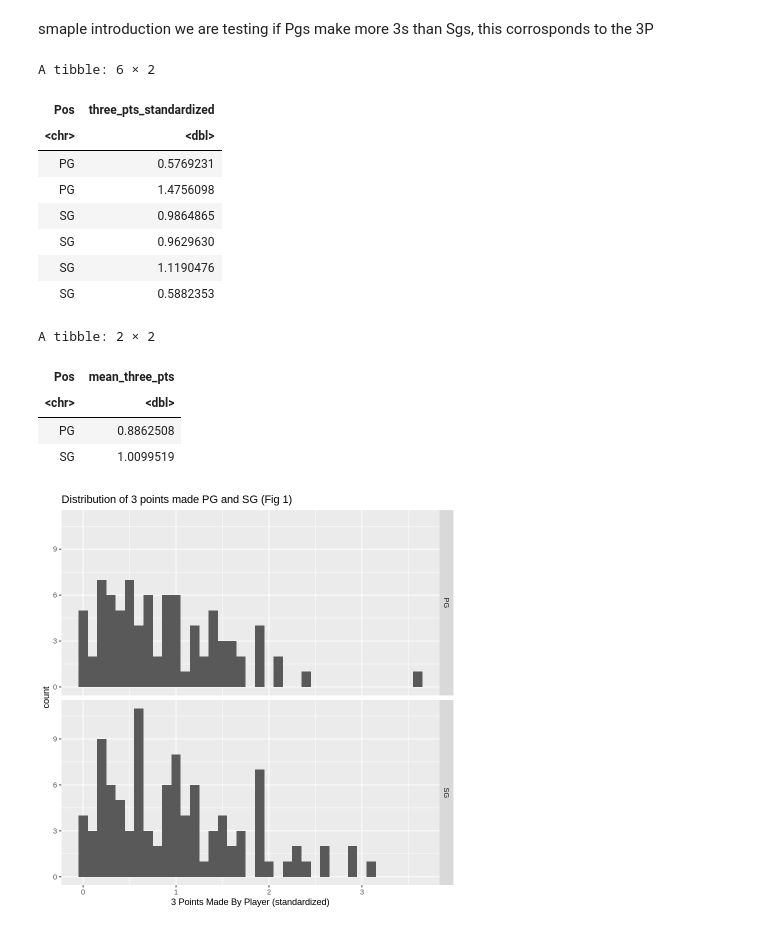
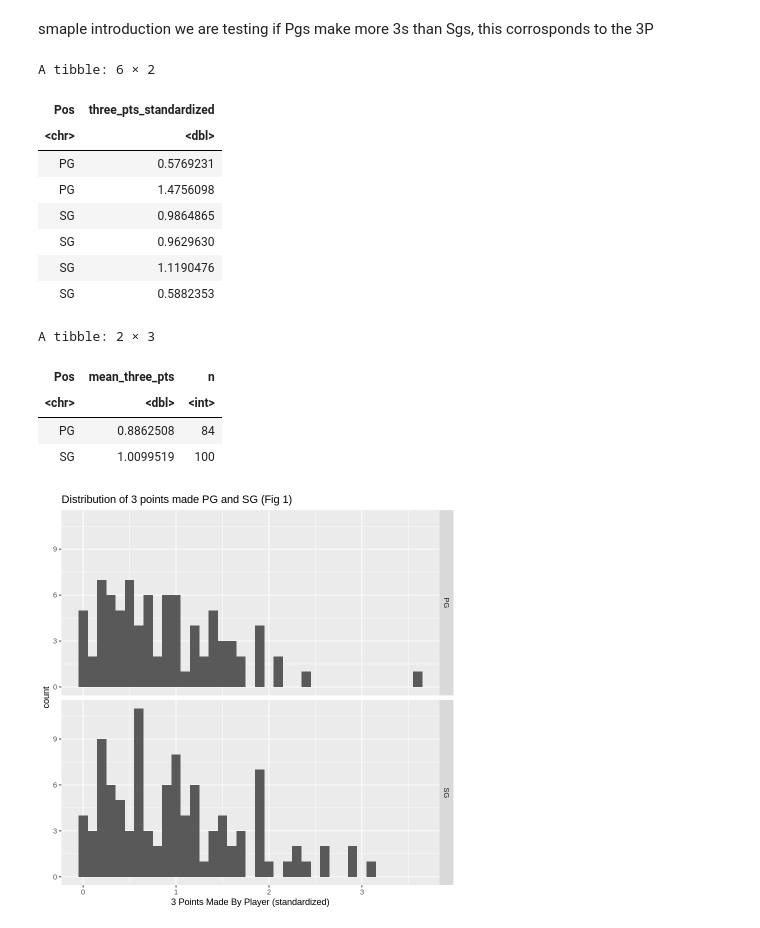
Before and after one commit to Ne1sonLi/NBA-Player-Stats-Statisitcal-Inference, a Jupyter notebook: Stat201_G35_Project.ipynb, the cells around one changed output. Cells and saved outputs as stored; diff of their text form; code cells hidden in the pictures.

```diff
--- a/Stat201_G35_Project.ipynb
+++ b/Stat201_G35_Project.ipynb
@@ -57,33 +57,33 @@ smaple introduction we are testing if Pgs make more 3s than Sgs, this corrospond
 # %%
 #Standardized by dividing # of 3 pts made by the games played by each player
 tidy_nba <- nba_stats |>
 filter(Pos == "PG" | Pos == "SG") |>
 mutate(three_pts_standardized = `3PM`/ `Games Played`) |>
 select(Pos, three_pts_standardized)
 
 
 nba_summary <- tidy_nba |>
 group_by(Pos) |>
-summarize(mean_three_pts = mean(three_pts_standardized))
+summarize(mean_three_pts = mean(three_pts_standardized), n = n())
 
 
 head(tidy_nba)
 nba_summary
 # %% [output]
 A tibble: 6 × 2
 | Pos | three_pts_standardized |
 | <chr> | <dbl> |
 | PG | 0.5769231 |
 | PG | 1.4756098 |
 | SG | 0.9864865 |
 | SG | 0.9629630 |
 | SG | 1.1190476 |
 | SG | 0.5882353 |
-A tibble: 2 × 2
+A tibble: 2 × 3
-| Pos | mean_three_pts |
-| <chr> | <dbl> |
-| PG | 0.8862508 |
-| SG | 1.0099519 |
+| Pos | mean_three_pts | n |
+| <chr> | <dbl> | <int> |
+| PG | 0.8862508 | 84 |
+| SG | 1.0099519 | 100 |
 # %%
 three_point_dist <- tidy_nba |>
 ggplot(aes(x = three_pts_standardized)) + geom_histogram(binwidth = .1) + xlab("3 Points Made By Player (standardized)") +
```
